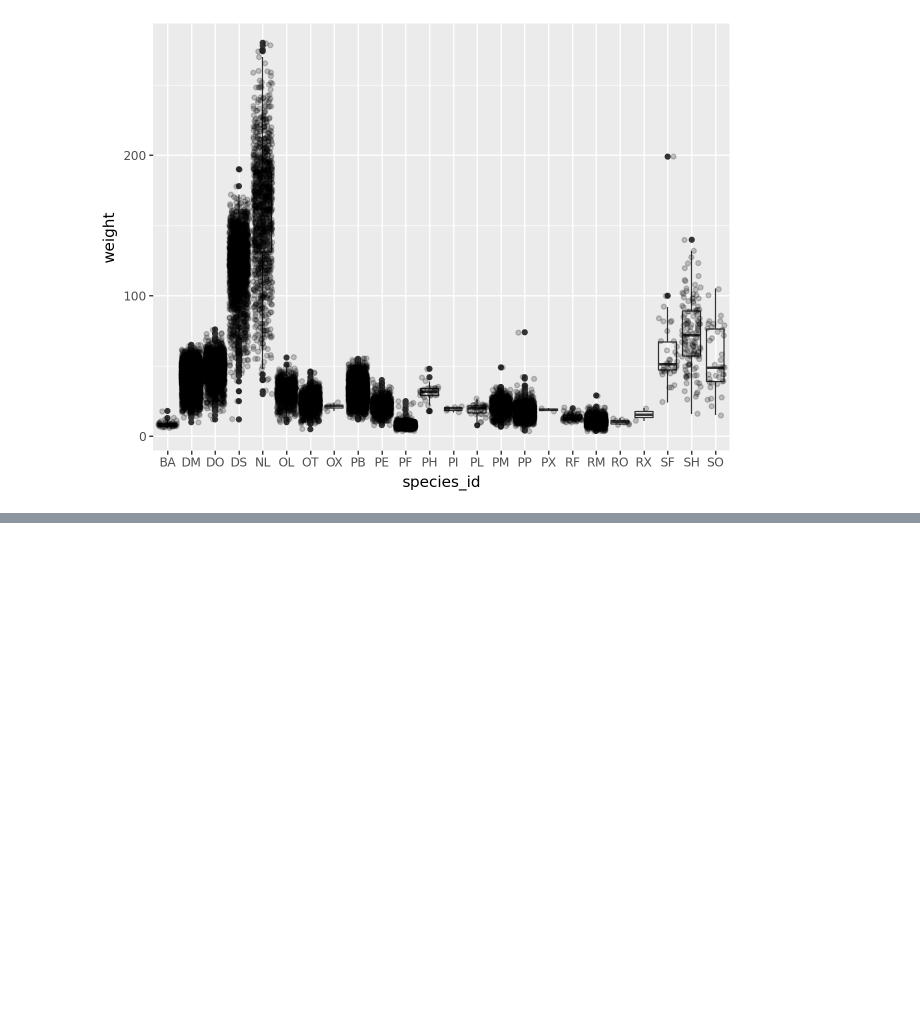
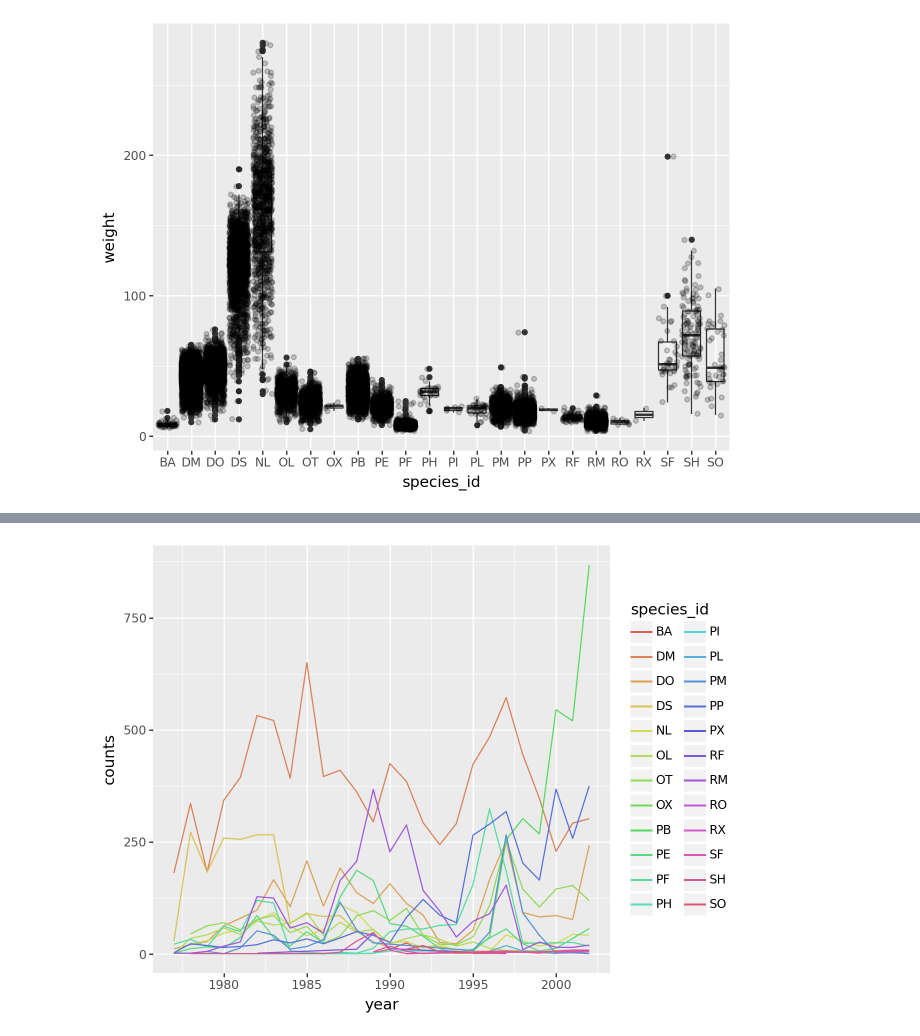
Before and after one commit to theodoraaaa/data-vis-python, a Jupyter notebook: survey_data_vis.ipynb, the cells around one changed output, grey strips where cells are left out. Saved outputs shown, nothing was run; the diff lists cells and outputs as text; code cells hidden in the pictures; blank space fills up the shorter version.

Commit message:
facets and line plots

```diff
--- a/survey_data_vis.ipynb
+++ b/survey_data_vis.ipynb
@@ -132,3 +132,8 @@ surveys_complete.head()
   )
 # %% [output]
 [figure]
+# %%
+yearly_counts = surveys_complete.groupby(['year','species_id'])['species_id'].count()
+yearly_counts=yearly_counts.reset_index(name="counts")
+yearly_counts.head()
+yearly_counts
@@ -134,0 +154,6 @@ surveys_complete.head()
+# %%
+(p9.ggplot(data=yearly_counts, mapping=p9.aes(x="year", y="counts", colour="species_id"))
+   + p9.geom_line()
+)
+# %% [output]
+[figure, added]
```
Also changed, not shown: parts of 2 cells of this notebook.
